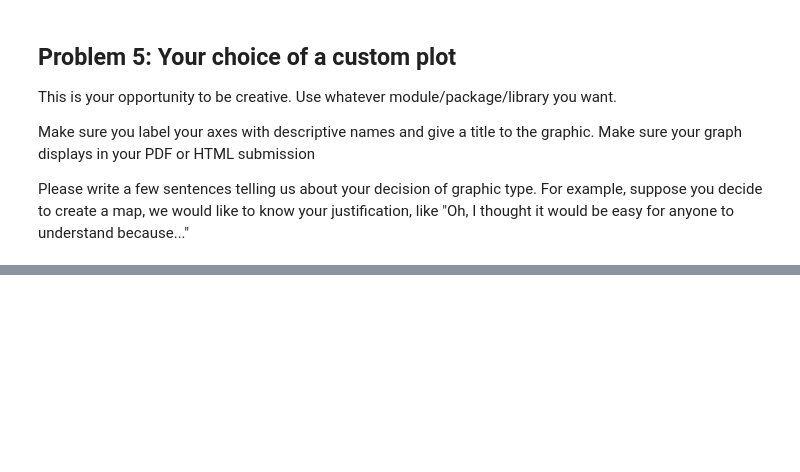
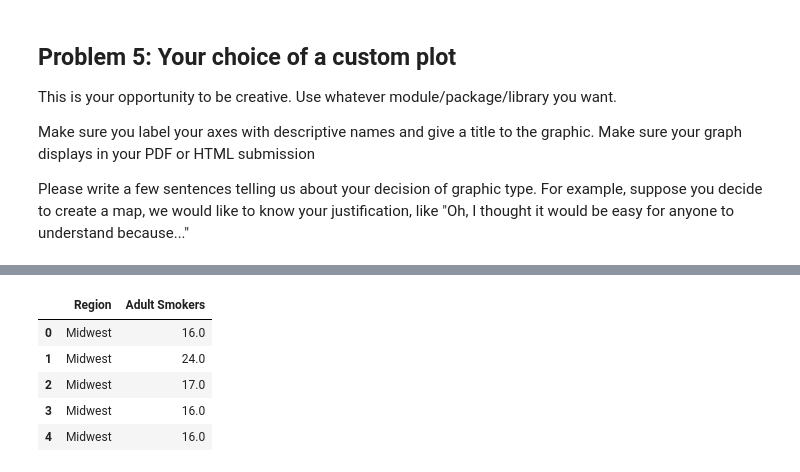
Before and after one commit to rialbeel/stats21, a Jupyter notebook: Homework/Homework8.ipynb, the cells around one changed output, grey strips where cells are left out. Saved outputs shown, nothing was run; the diff lists cells and outputs as text; code cells hidden in the pictures; blank space fills up the shorter version.

```diff
--- a/Homework/Homework8.ipynb
+++ b/Homework/Homework8.ipynb
@@ -130,0 +125,12 @@ TypeError: ufunc 'divide' not supported for the input types, and the inputs coul
+# %%
+## reserved for your answer
+map_df = pd.DataFrame([obesity["Region"], obesity["Adult Smokers"]]).transpose().reset_index()
+map_df = map_df.drop(labels = "index", axis = 1)
+map_df.head()
+# %% [output]
+|  | Region | Adult Smokers |
+| 0 | Midwest | 16.0 |
+| 1 | Midwest | 24.0 |
+| 2 | Midwest | 17.0 |
+| 3 | Midwest | 16.0 |
+| 4 | Midwest | 16.0 |
```
Also changed, not shown: parts of 1 cell of this notebook.
